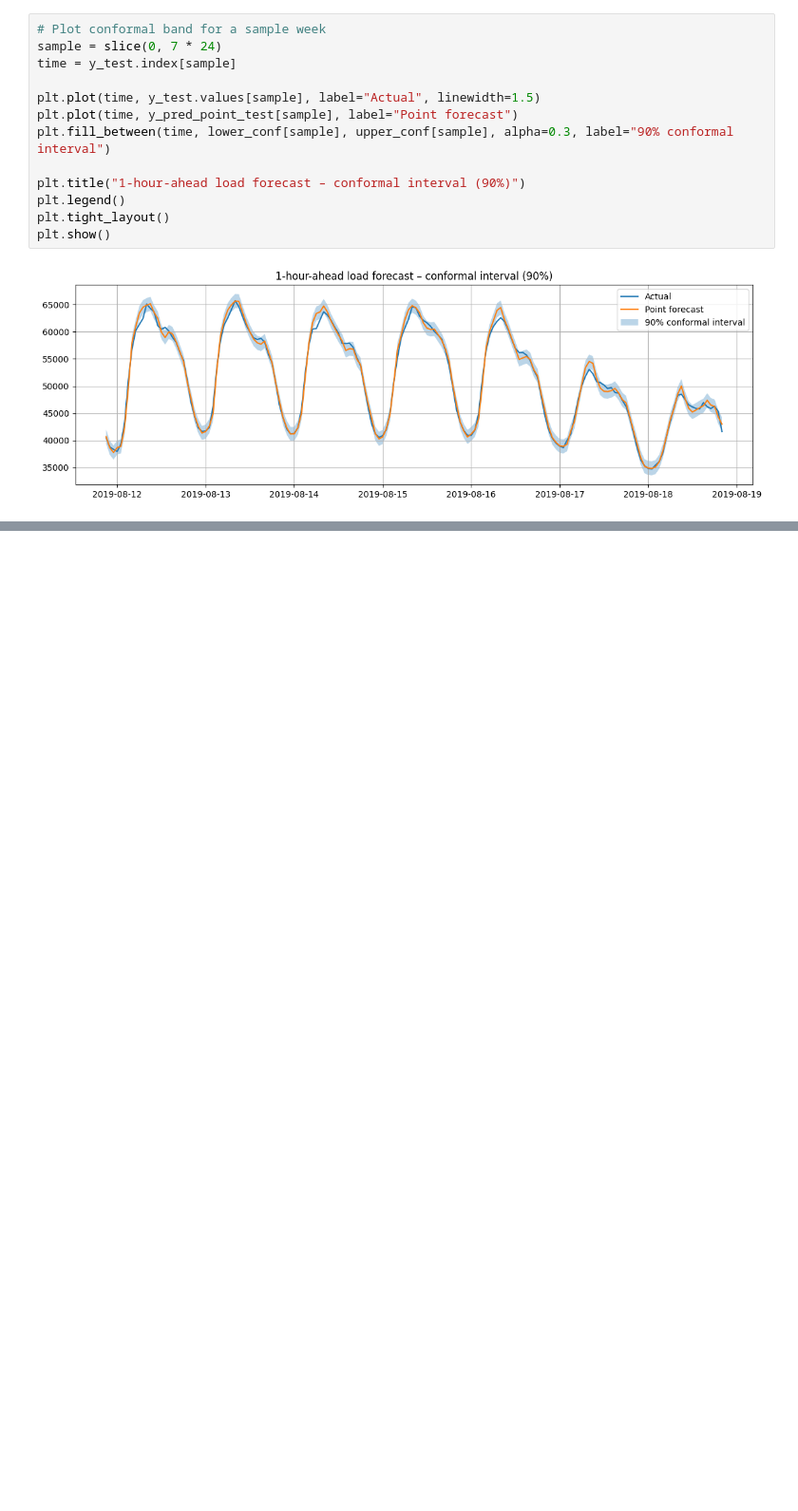
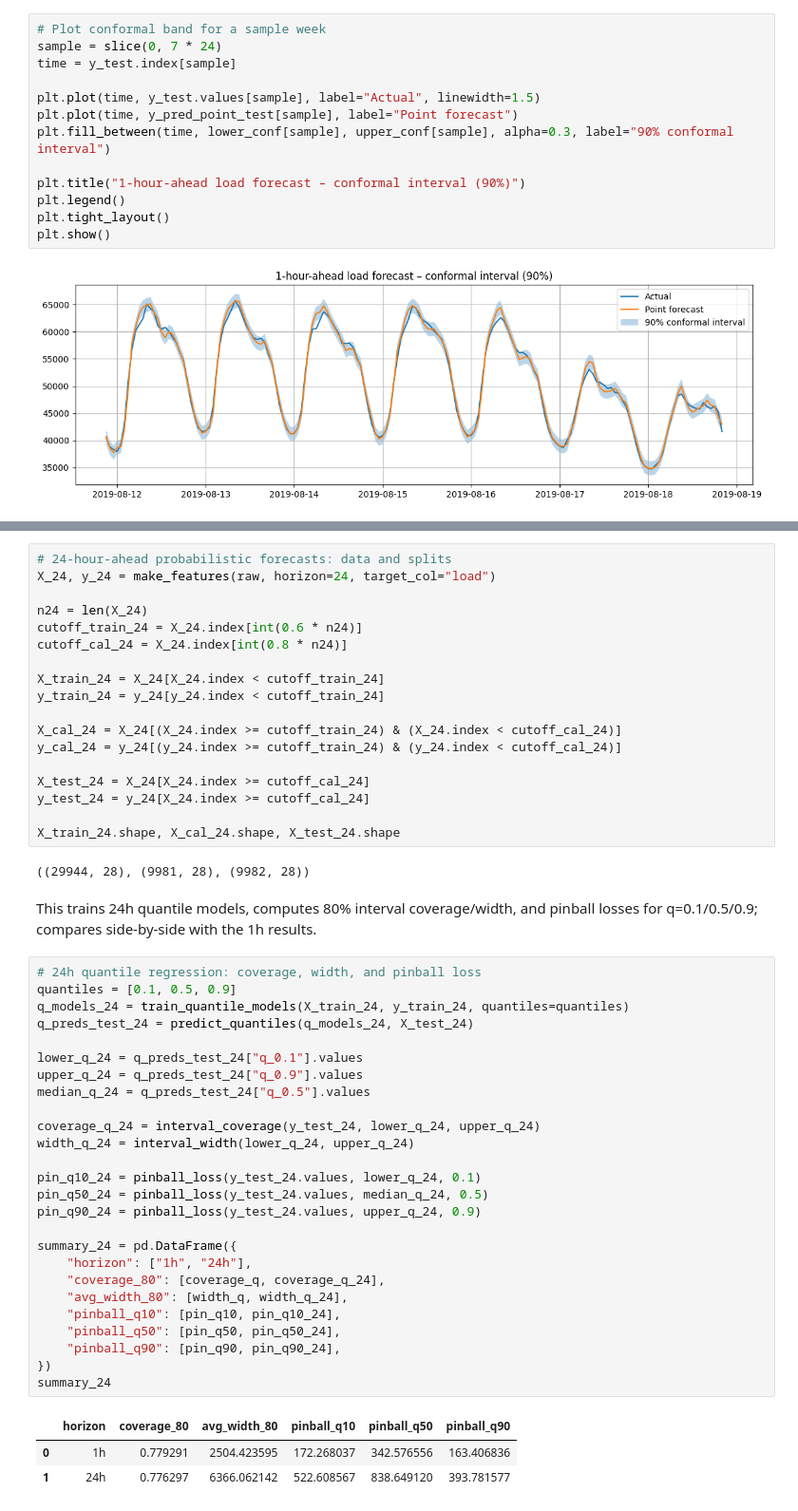
Before and after one commit to RuiyanH/Renewable-Generation-Forecasting, a Jupyter notebook: notebooks/04_probabilistic_forecasts.ipynb, the cells around one changed output, grey strips where cells are left out. Shown at 95% size. Drawn from its saved outputs; the diff is of its cells as text; blank space fills up the shorter version.

```diff
--- a/notebooks/04_probabilistic_forecasts.ipynb
+++ b/notebooks/04_probabilistic_forecasts.ipynb
@@ -161,0 +217,52 @@ plt.show()
+# %%
+# 24-hour-ahead probabilistic forecasts: data and splits
+X_24, y_24 = make_features(raw, horizon=24, target_col="load")
+
+n24 = len(X_24)
+cutoff_train_24 = X_24.index[int(0.6 * n24)]
+cutoff_cal_24 = X_24.index[int(0.8 * n24)]
+
+X_train_24 = X_24[X_24.index < cutoff_train_24]
+y_train_24 = y_24[y_24.index < cutoff_train_24]
+
+X_cal_24 = X_24[(X_24.index >= cutoff_train_24) & (X_24.index < cutoff_cal_24)]
+y_cal_24 = y_24[(y_24.index >= cutoff_train_24) & (y_24.index < cutoff_cal_24)]
+
+X_test_24 = X_24[X_24.index >= cutoff_cal_24]
+y_test_24 = y_24[X_24.index >= cutoff_cal_24]
+
+X_train_24.shape, X_cal_24.shape, X_test_24.shape
+# %% [output]
+((29944, 28), (9981, 28), (9982, 28))
+# %% [markdown]
+This trains 24h quantile models, computes 80% interval coverage/width, and pinball losses for q=0.1/0.5/0.9; compares side-by-side with the 1h results.
+# %%
+# 24h quantile regression: coverage, width, and pinball loss
+quantiles = [0.1, 0.5, 0.9]
+q_models_24 = train_quantile_models(X_train_24, y_train_24, quantiles=quantiles)
+q_preds_test_24 = predict_quantiles(q_models_24, X_test_24)
+
+lower_q_24 = q_preds_test_24["q_0.1"].values
+upper_q_24 = q_preds_test_24["q_0.9"].values
+median_q_24 = q_preds_test_24["q_0.5"].values
+
+coverage_q_24 = interval_coverage(y_test_24, lower_q_24, upper_q_24)
+width_q_24 = interval_width(lower_q_24, upper_q_24)
+
+pin_q10_24 = pinball_loss(y_test_24.values, lower_q_24, 0.1)
+pin_q50_24 = pinball_loss(y_test_24.values, median_q_24, 0.5)
+pin_q90_24 = pinball_loss(y_test_24.values, upper_q_24, 0.9)
+
+summary_24 = pd.DataFrame({
+    "horizon": ["1h", "24h"],
+    "coverage_80": [coverage_q, coverage_q_24],
+    "avg_width_80": [width_q, width_q_24],
+    "pinball_q10": [pin_q10, pin_q10_24],
+    "pinball_q50": [pin_q50, pin_q50_24],
+    "pinball_q90": [pin_q90, pin_q90_24],
+})
+summary_24
+# %% [output]
+|  | horizon | coverage_80 | avg_width_80 | pinball_q10 | pinball_q50 | pinball_q90 |
+| 0 | 1h | 0.779291 | 2504.423595 | 172.268037 | 342.576556 | 163.406836 |
+| 1 | 24h | 0.776297 | 6366.062142 | 522.608567 | 838.649120 | 393.781577 |
```
Also changed, not shown: parts of 36 cells of this notebook, 6 other files.
